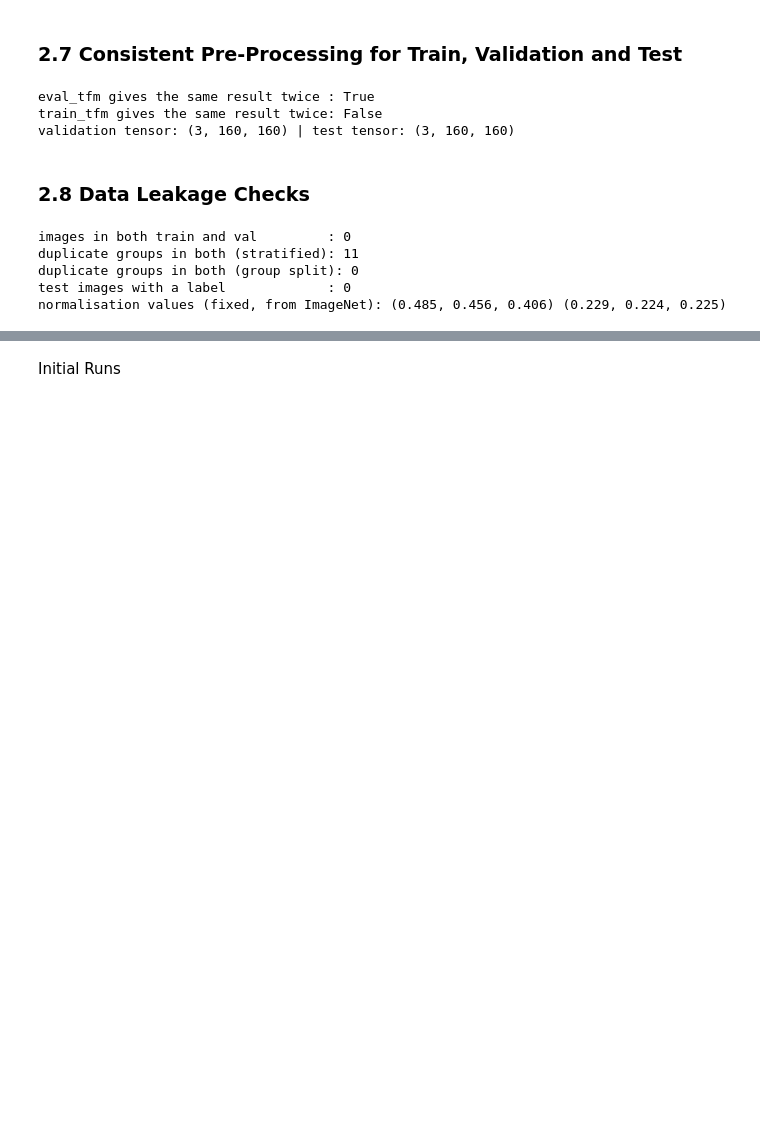
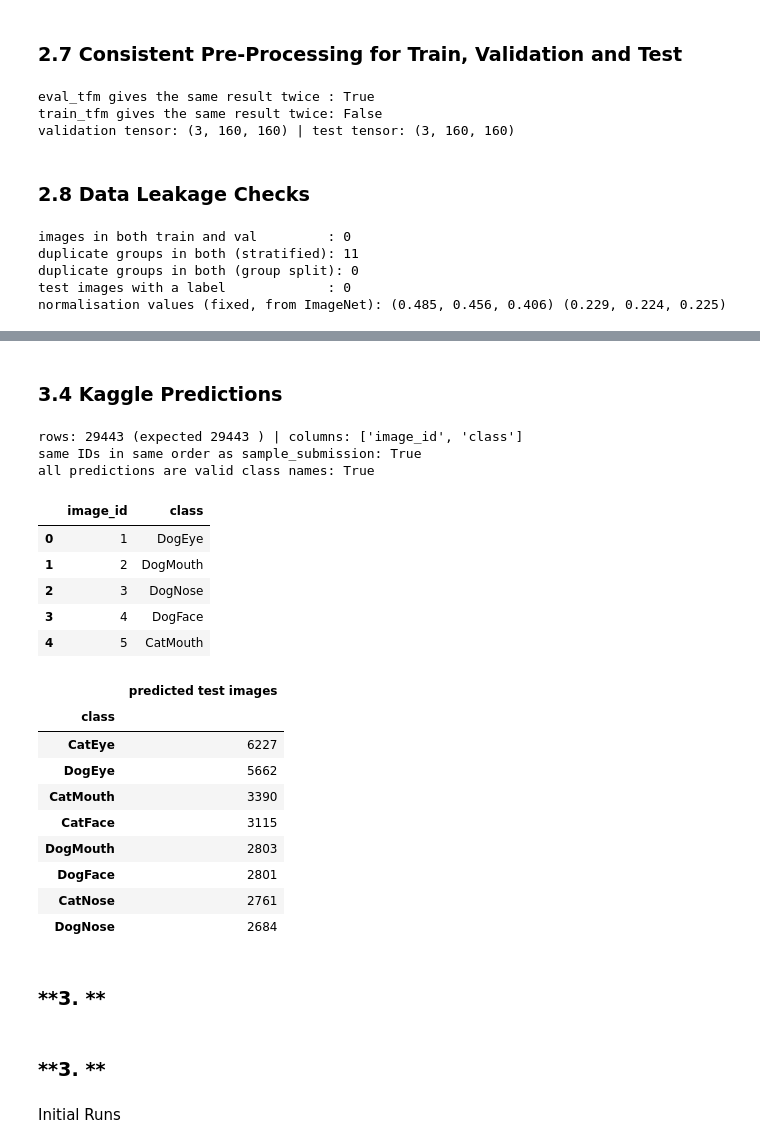
Before and after one commit to JamesWaltersAut/ENGE707-Kaggle-Competition, a Jupyter notebook: Assignment_2.ipynb, the cells around one changed output, grey strips where cells are left out. Cells and saved outputs as stored; diff of their text form; code cells hidden in the pictures; blank space fills up the shorter version.

```diff
--- a/Assignment_2.ipynb
+++ b/Assignment_2.ipynb
@@ -846,3 +921,39 @@ normalisation values (fixed, from ImageNet): (0.485, 0.456, 0.406) (0.229, 0.224
+# %% [markdown]
+### **3.4 Kaggle Predictions**
+# %%
+# Check a run's submission.csv matches Kaggle's required format
+sub    = pd.read_csv(Path('runs') / RUN / 'submission.csv')
+sample = pd.read_csv(DATA_DIR / 'sample_submission.csv')
+
+print('rows:', len(sub), '(expected', len(sample), ') | columns:', list(sub.columns))
+print('same IDs in same order as sample_submission:', sub['image_id'].equals(sample['image_id']))
+print('all predictions are valid class names:', sub['class'].isin(classes).all())
+display(sub.head())
+display(sub['class'].value_counts().to_frame('predicted test images'))
+# %% [output]
+rows: 29443 (expected 29443 ) | columns: ['image_id', 'class']
+same IDs in same order as sample_submission: True
+all predictions are valid class names: True
+|  | image_id | class |
+| 0 | 1 | DogEye |
+| 1 | 2 | DogMouth |
+| 2 | 3 | DogNose |
+| 3 | 4 | DogFace |
+| 4 | 5 | CatMouth |
+|  | predicted test images |
+| class |  |
+| CatEye | 6227 |
+| DogEye | 5662 |
+| CatMouth | 3390 |
+| CatFace | 3115 |
+| DogMouth | 2803 |
+| DogFace | 2801 |
+| CatNose | 2761 |
+| DogNose | 2684 |
+# %% [markdown]
+### **3. **
+# %% [markdown]
+### **3. **
 # %% [markdown]
 Initial Runs
 # %%
```
Also changed, not shown: parts of 7 cells of this notebook.
